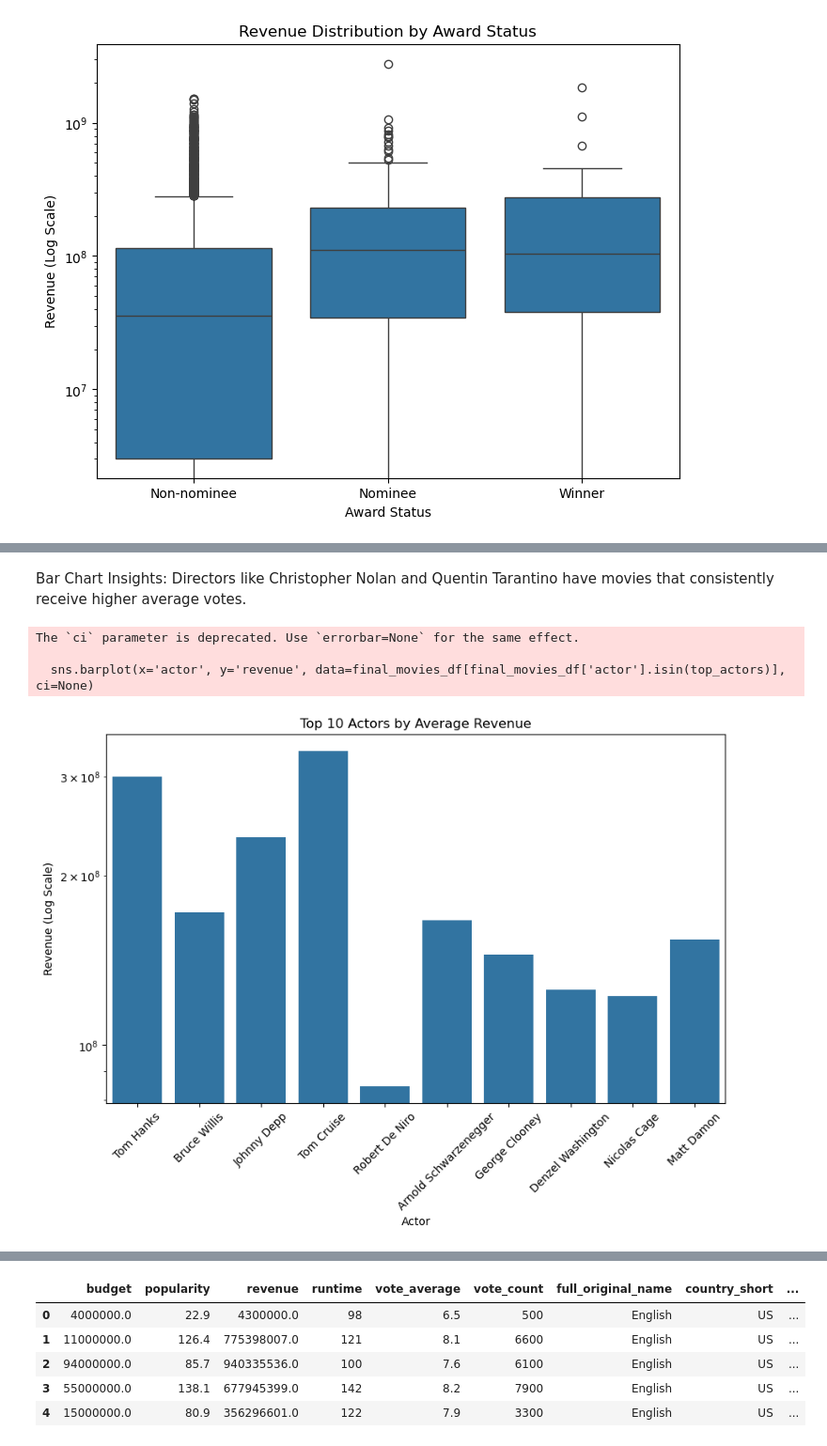
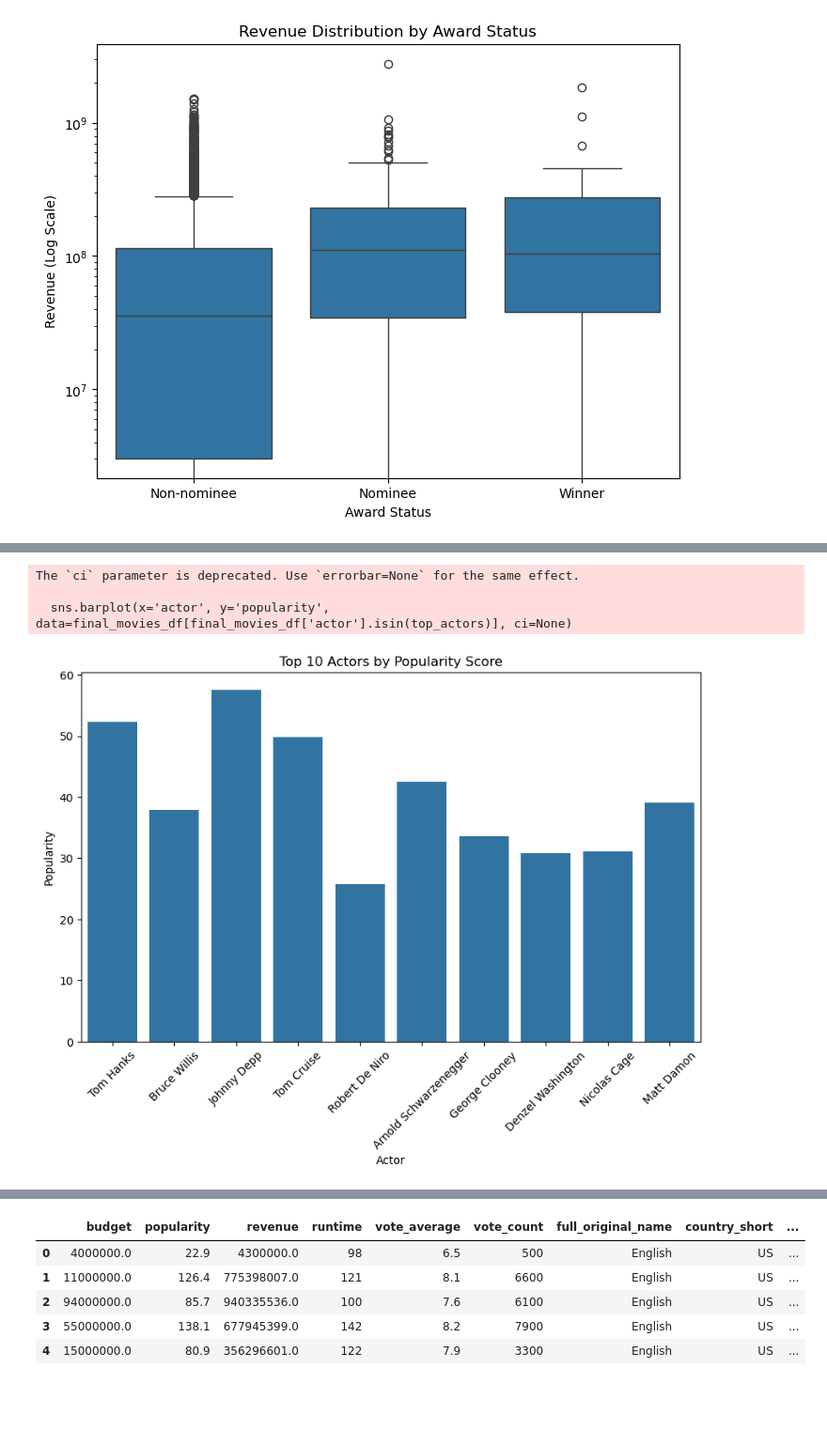
Before and after one commit to riosrose/UCB_project4_group6, a Jupyter notebook: SK_cleaned_up.ipynb, the cells around one changed output, grey strips where cells are left out. Shown at 94% size. Drawn from its saved outputs; the diff is of its cells as text; code cells hidden in the pictures; blank space fills up the shorter version.

```diff
--- a/SK_cleaned_up.ipynb
+++ b/SK_cleaned_up.ipynb
@@ -424,13 +466,13 @@ cast_df = pd.DataFrame(cast_info.tolist(), columns=['movie_id', 'title', 'cast_i
 crew_df = pd.DataFrame(crew_info.tolist(), columns=['movie_id', 'title', 'crew_id', 'crew_name'])
 
 # Merge the cast and crew DataFrames on 'movie_id' and 'title'
-merged_df = pd.merge(cast_df, crew_df, on=['movie_id', 'title'], how='outer')
+cast_crew_merged_df = pd.merge(cast_df, crew_df, on=['movie_id', 'title'], how='outer')
 
 # Drop any rows with missing data (if any)
-merged_df.dropna(inplace=True)
+cast_crew_merged_df.dropna(inplace=True)
 
 # Display the first few rows of the new DataFrame
-print(merged_df.head())
+print(cast_crew_merged_df.head())
 # %% [output]
    movie_id            title  cast_id      cast_name  crew_id        crew_name
 0         5       Four Rooms   3129.0       Tim Roth   3110.0   Allison Anders
@@ -477,13 +526,12 @@ Award
 # Merge the DataFrames on the specified columns using an outer join
 merged_data = pd.merge(
     movie_metadata_df,
-    merged_df,
+    cast_crew_merged_df,
     left_on='id',         # Column from movies_metadata_df
-    right_on='movie_id',  # Column from merged_df
+    right_on='movie_id',  # Column from cast_crew_merged_df
     how='outer'           # Outer join to include all data
 )
 
 # Display the merged DataFrame
-print("Merged DataFrame:")
-merged_data.head(5) # Show the first few rows of the merged DataFrame
+merged_data.head(5)
 # %% [output]
@@ -1022,22 +1153,19 @@ The `ci` parameter is deprecated. Use `errorbar=None` for the same effect.
-# %% [markdown]
-Bar Chart Insights: Directors like Christopher Nolan and Quentin Tarantino have movies that consistently receive higher average votes.
 # %%
-# Correlation between top 10 actors and revenue
+# Correlation between top 10 Actors and Popularity
 plt.figure(figsize=(10, 6))
 
 # Filter for top 10 most frequent actors
 top_actors = final_movies_df['actor'].value_counts().index[:10]
 
-# Create a barplot for the average revenue by top 10 actors
-sns.barplot(x='actor', y='revenue', data=final_movies_df[final_movies_df['actor'].isin(top_actors)], ci=None)
-plt.yscale('log')  # Use log scale to handle extreme revenue values
-plt.title('Top 10 Actors by Average Revenue')
+# Create a barplot
+sns.barplot(x='actor', y='popularity', data=final_movies_df[final_movies_df['actor'].isin(top_actors)], ci=None)
+plt.title('Top 10 Actors by Popularity Score')
 plt.xticks(rotation=45)
 plt.xlabel('Actor')
-plt.ylabel('Revenue (Log Scale)')
+plt.ylabel('Popularity')
 plt.show()
 # %% [output]
 The `ci` parameter is deprecated. Use `errorbar=None` for the same effect.
 
-  sns.barplot(x='actor', y='revenue', data=final_movies_df[final_movies_df['actor'].isin(top_actors)], ci=None)
+  sns.barplot(x='actor', y='popularity', data=final_movies_df[final_movies_df['actor'].isin(top_actors)], ci=None)
-[figure, old version]
+[figure, new version]
```
Also changed, not shown: parts of 122 cells of this notebook.
